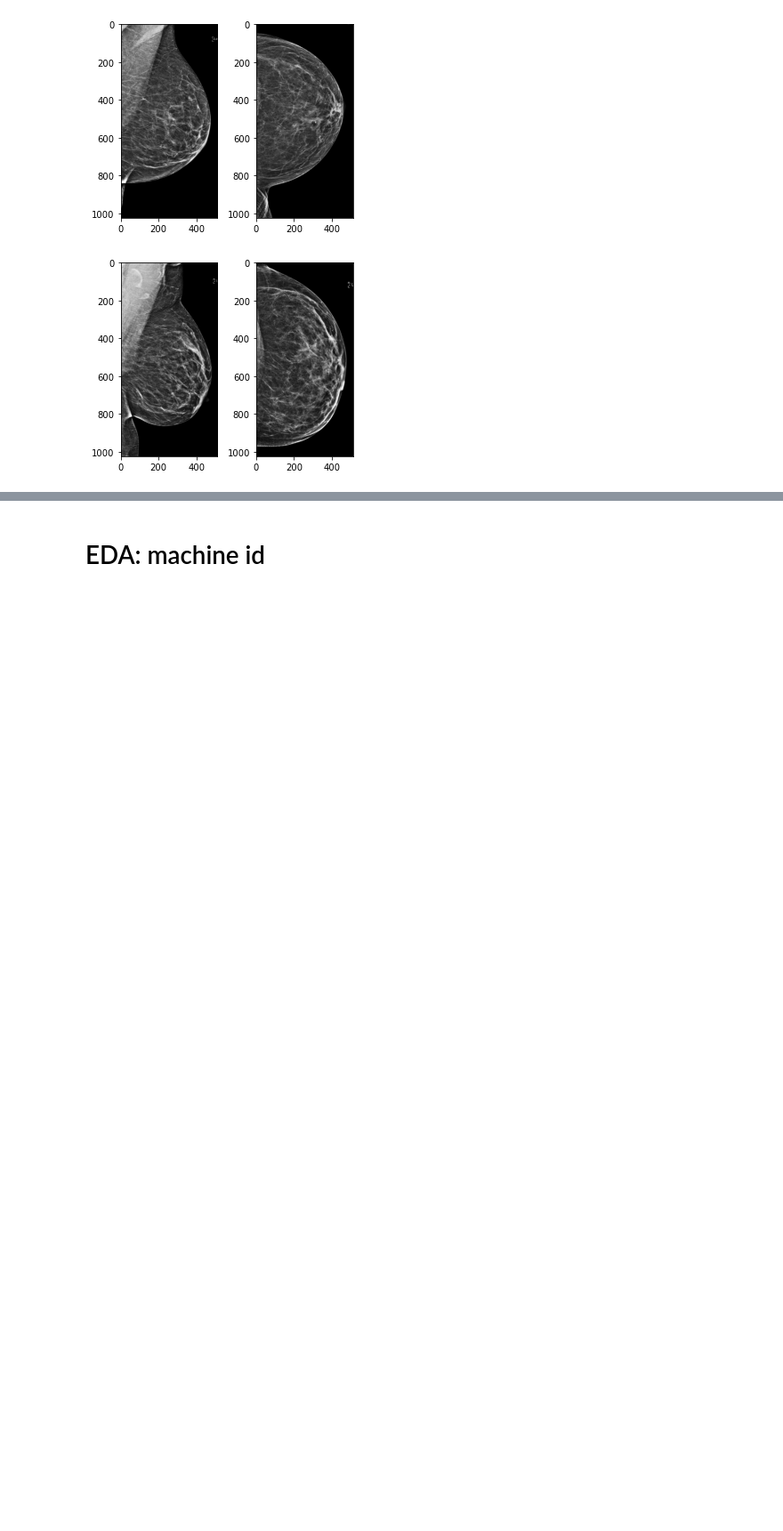
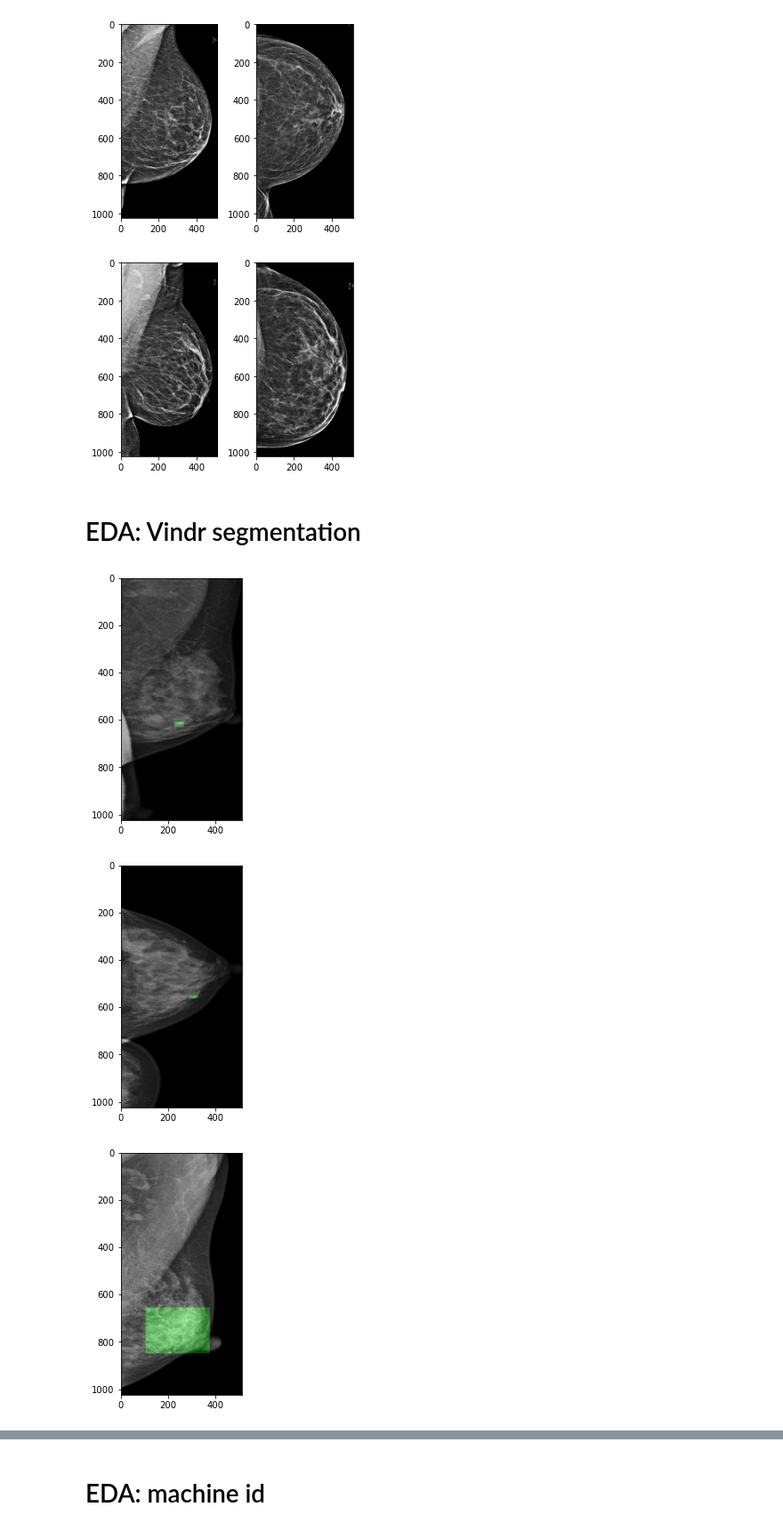
Before and after one commit to analokmaus/kaggle-rsna-breast-cancer, a Jupyter notebook: 00_eda.ipynb, the cells around one changed output, grey strips where cells are left out. Shown at 89% size. Cells and saved outputs as stored; diff of their text form; code cells hidden in the pictures; blank space fills up the shorter version.

```diff
--- a/00_eda.ipynb
+++ b/00_eda.ipynb
@@ -353,3 +355,25 @@ for idx in range(5):
 [figure]
 [figure]
 [figure]
+# %% [markdown]
+# EDA: Vindr segmentation
+# %%
+ds = SegmentationDataset(
+    df=pd.read_csv('input/rsna-breast-cancer-detection/vindr_findings.csv').dropna(subset='finding_birads'),
+    image_dir=Path('input/rsna-breast-cancer-detection/image_resized_2048V'),
+    is_test=True,
+    preprocess=A.Compose([RandomCropROI(), AutoFlip(), A.Resize(1024, 512)]),
+    transforms=ToTensorV2(),
+)
+# %%
+for idx in range(5):
+    img, mask = ds[idx]
+    img = (img - img.min()) / (img.max() - img.min())
+    plt.figure(figsize=(5, 5))
+    plt.imshow(torch.concat([img, img, img], dim=0).permute(1, 2, 0) * 0.7 + mask * 0.3)
+    plt.show()
+    plt.close()
+# %% [output]
+[figure, added]
+[figure, added]
+[figure, added]
```
Also changed, not shown: parts of 4 cells of this notebook, 12 other files.
